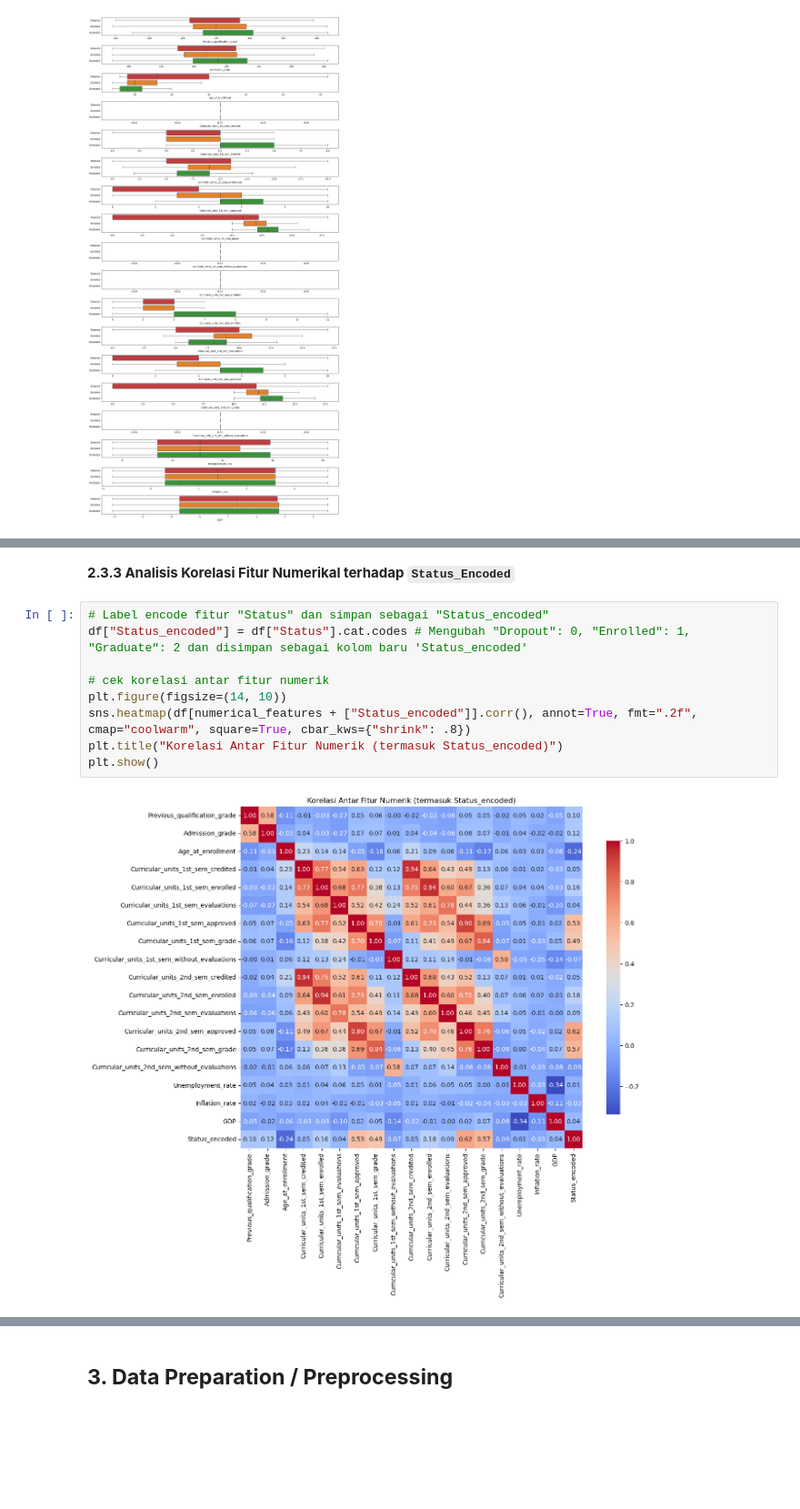
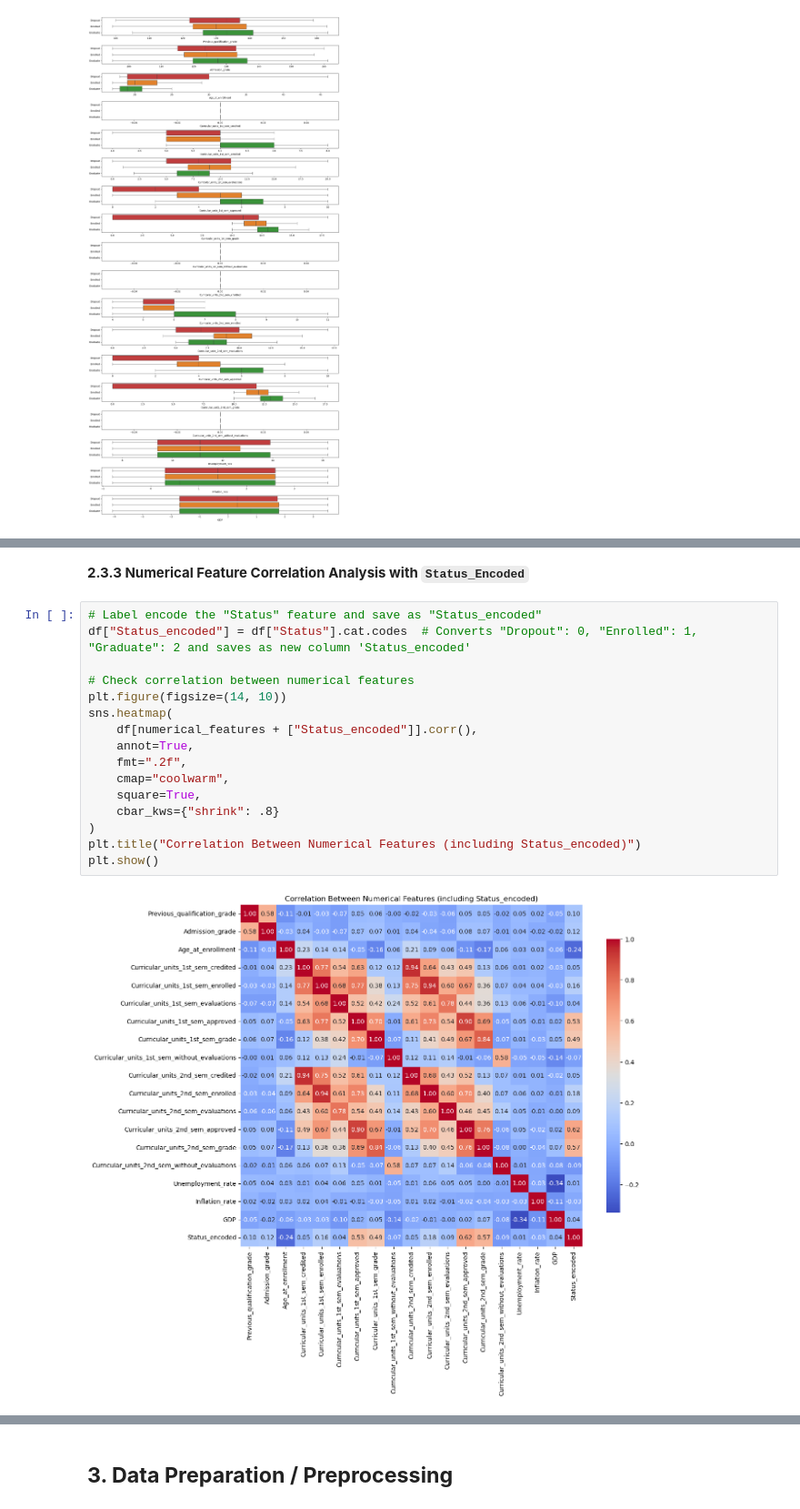
Before and after one commit to azhar-anas/student_status_prediction, a Jupyter notebook: notebook.ipynb, the cells around one changed output, grey strips where cells are left out. Shown at 91% size. Drawn from its saved outputs; the diff is of its cells as text; blank space fills up the shorter version.

```diff
--- a/notebook.ipynb
+++ b/notebook.ipynb
@@ -301,14 +309,21 @@ Dari analisis fitur numerik ini, dapat disimpulkan bahwa Fitur yang menjelasakan
 # %% [markdown]
-**2.3.3 Analisis Korelasi Fitur Numerikal terhadap `Status_Encoded`**
+**2.3.3 Numerical Feature Correlation Analysis with `Status_Encoded`**
 # %%
-# Label encode fitur "Status" dan simpan sebagai "Status_encoded"
-df["Status_encoded"] = df["Status"].cat.codes # Mengubah "Dropout": 0, "Enrolled": 1, "Graduate": 2 dan disimpan sebagai kolom baru 'Status_encoded'
+# Label encode the "Status" feature and save as "Status_encoded"
+df["Status_encoded"] = df["Status"].cat.codes  # Converts "Dropout": 0, "Enrolled": 1, "Graduate": 2 and saves as new column 'Status_encoded'
 
-# cek korelasi antar fitur numerik
+# Check correlation between numerical features
 plt.figure(figsize=(14, 10))
-sns.heatmap(df[numerical_features + ["Status_encoded"]].corr(), annot=True, fmt=".2f", cmap="coolwarm", square=True, cbar_kws={"shrink": .8})
-plt.title("Korelasi Antar Fitur Numerik (termasuk Status_encoded)")
+sns.heatmap(
+    df[numerical_features + ["Status_encoded"]].corr(),
+    annot=True,
+    fmt=".2f",
+    cmap="coolwarm",
+    square=True,
+    cbar_kws={"shrink": .8}
+)
+plt.title("Correlation Between Numerical Features (including Status_encoded)")
 plt.show()
 # %% [output]
-[figure, old version]
+[figure, new version]
 # %%
```
Also changed, not shown: parts of 101 cells of this notebook.
